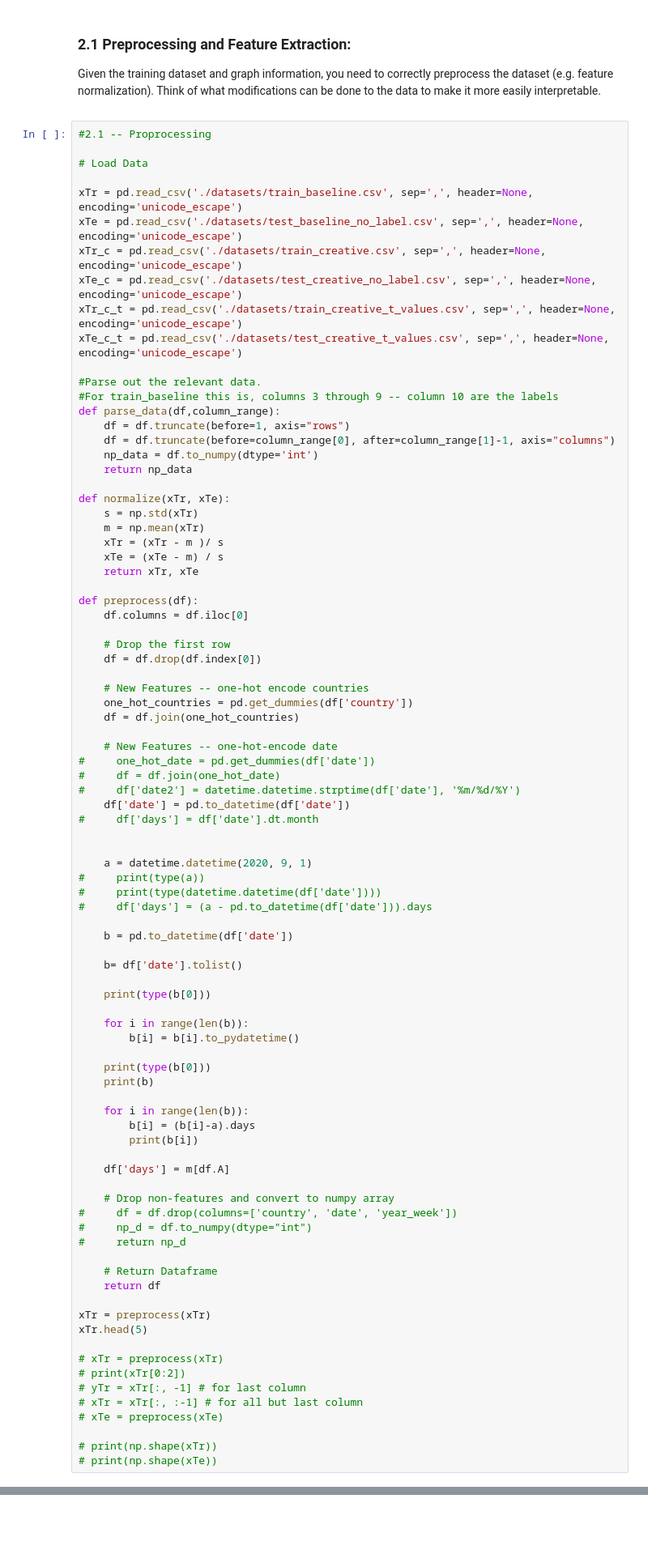
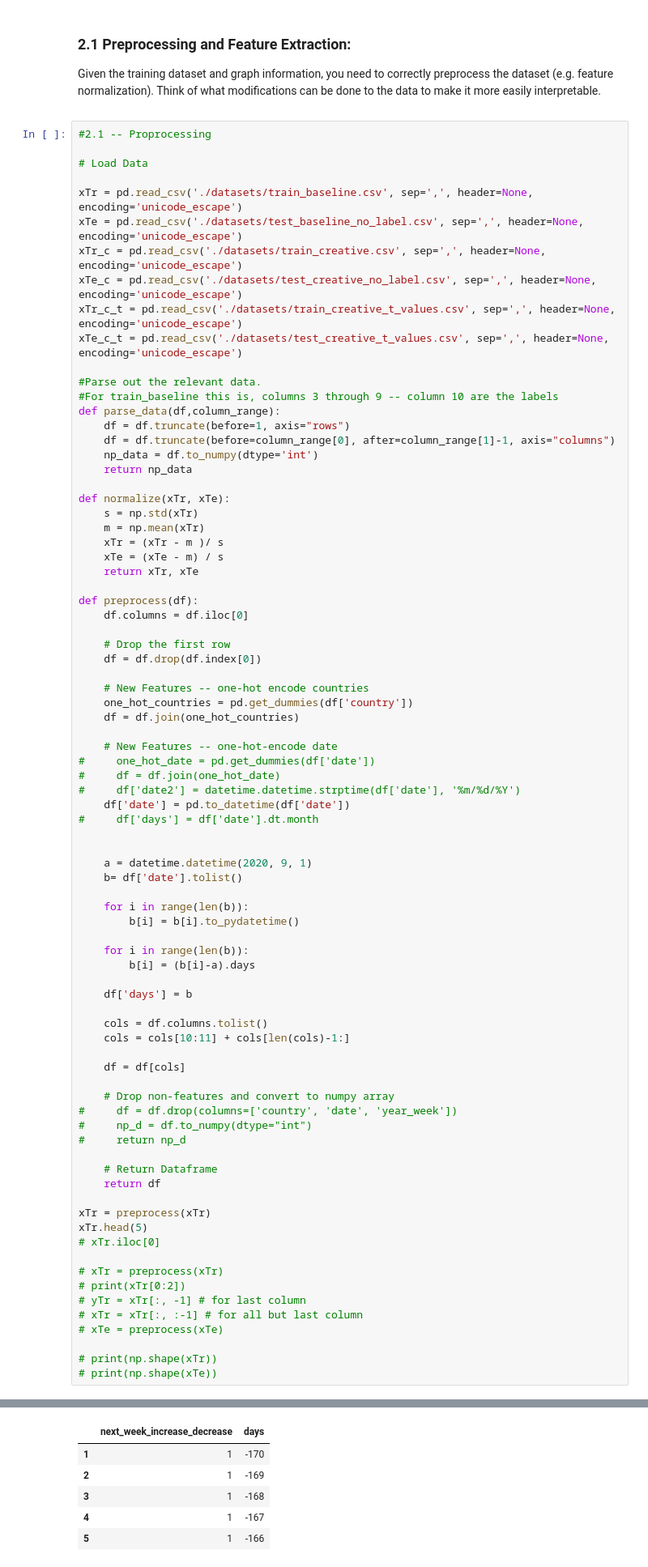
Before and after one commit to jg925/cs4780-final, a Jupyter notebook: template.ipynb, the cells around one changed output, grey strips where cells are left out. Shown: that part at 81% size. Cells and saved outputs as stored; diff of their text form; blank space fills up the shorter version.

Commit message:
set next_week_hospitalizations as the last column

```diff
--- a/template.ipynb
+++ b/template.ipynb
@@ -103,27 +103,20 @@ def preprocess(df):
 
 
     a = datetime.datetime(2020, 9, 1)
-#     print(type(a))
-#     print(type(datetime.datetime(df['date'])))
-#     df['days'] = (a - pd.to_datetime(df['date'])).days
-
-    b = pd.to_datetime(df['date'])
-
     b= df['date'].tolist()
-
-    print(type(b[0]))
 
     for i in range(len(b)):
         b[i] = b[i].to_pydatetime()
 
-    print(type(b[0]))
-    print(b)
-
     for i in range(len(b)):
         b[i] = (b[i]-a).days
-        print(b[i])
 
-    df['days'] = m[df.A]
+    df['days'] = b
+
+    cols = df.columns.tolist()
+    cols = cols[10:11] + cols[len(cols)-1:]
+
+    df = df[cols]
 
     # Drop non-features and convert to numpy array
 #     df = df.drop(columns=['country', 'date', 'year_week'])
@@ -135,6 +128,7 @@ def preprocess(df):
 
 xTr = preprocess(xTr)
 xTr.head(5)
+# xTr.iloc[0]
 
 # xTr = preprocess(xTr)
 # print(xTr[0:2])
@@ -166,3 +142,9 @@ AssertionError:
+|  | next_week_increase_decrease | days |
+| 1 | 1 | -170 |
+| 2 | 1 | -169 |
+| 3 | 1 | -168 |
+| 4 | 1 | -167 |
+| 5 | 1 | -166 |
 # %% [markdown]
 <h3>2.2 Use At Least Two Training Algorithms from class:</h3><p>
 You need to use at least two training algorithms from class. You can use your code from previous projects or any packages you imported in part 1.1.
```
Also changed, not shown: parts of 1 cell of this notebook.
